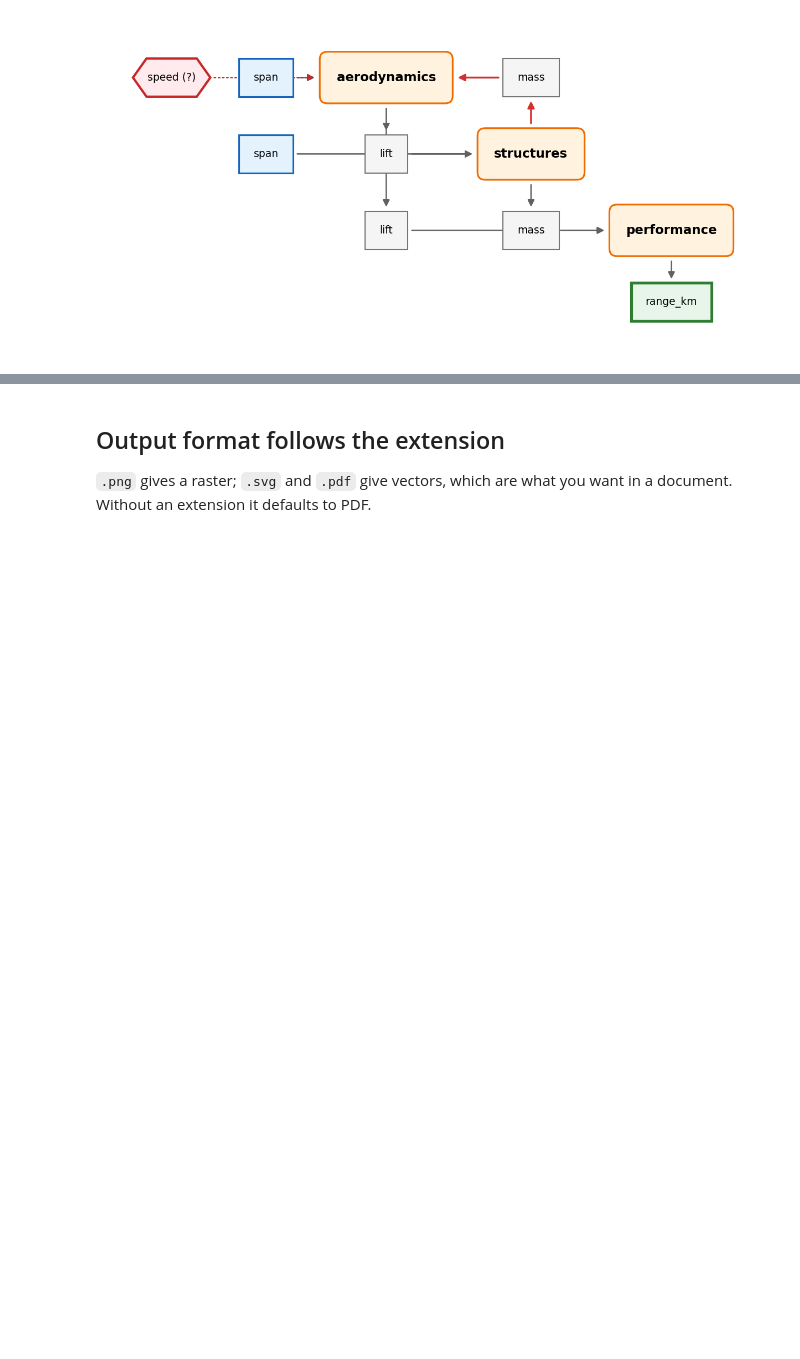
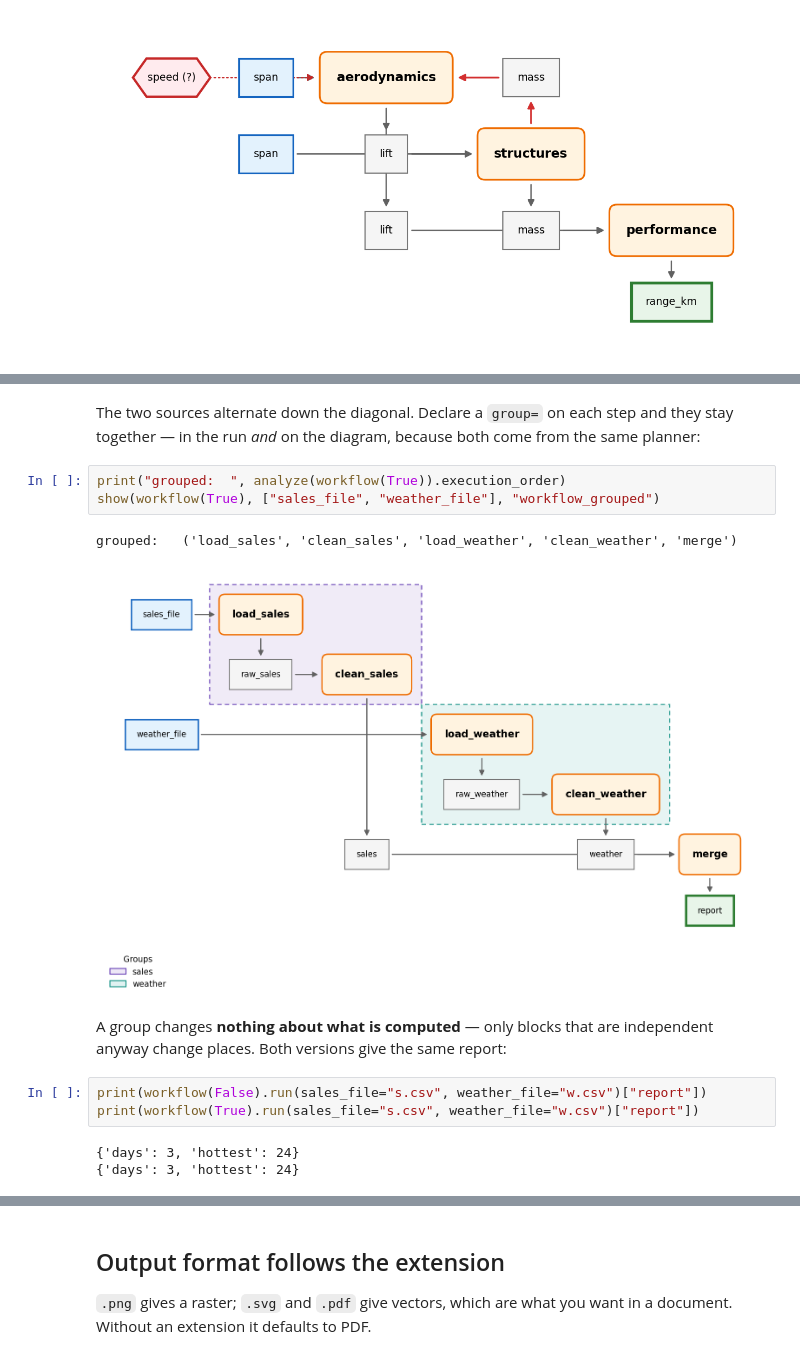
Before and after one commit to wghami/SmartMDAO, a Jupyter notebook: notebooks/02-visualization.ipynb, the cells around one changed output, grey strips where cells are left out. Cells and saved outputs as stored; diff of their text form; blank space fills up the shorter version.

```diff
--- a/notebooks/02-visualization.ipynb
+++ b/notebooks/02-visualization.ipynb
@@ -112,0 +151,18 @@ show(cyclic, ["span"], "missing")     # `speed` deliberately not supplied
+# %% [markdown]
+The two sources alternate down the diagonal. Declare a `group=` on each step and they stay
+together — in the run *and* on the diagram, because both come from the same planner:
+# %%
+print("grouped:  ", analyze(workflow(True)).execution_order)
+show(workflow(True), ["sales_file", "weather_file"], "workflow_grouped")
+# %% [output]
+grouped:   ('load_sales', 'clean_sales', 'load_weather', 'clean_weather', 'merge')
+[figure, added]
+# %% [markdown]
+A group changes **nothing about what is computed** — only blocks that are independent anyway
+change places. Both versions give the same report:
+# %%
+print(workflow(False).run(sales_file="s.csv", weather_file="w.csv")["report"])
+print(workflow(True).run(sales_file="s.csv", weather_file="w.csv")["report"])
+# %% [output]
+{'days': 3, 'hottest': 24}
+{'days': 3, 'hottest': 24}
```
Also changed, not shown: parts of 4 cells of this notebook, 5 other files.
